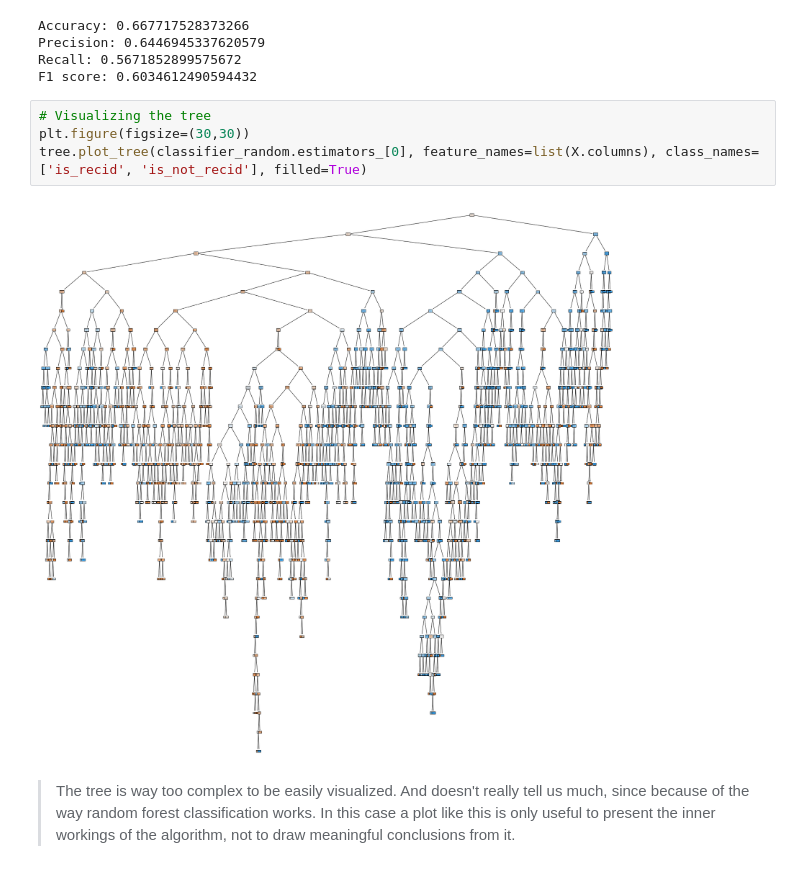
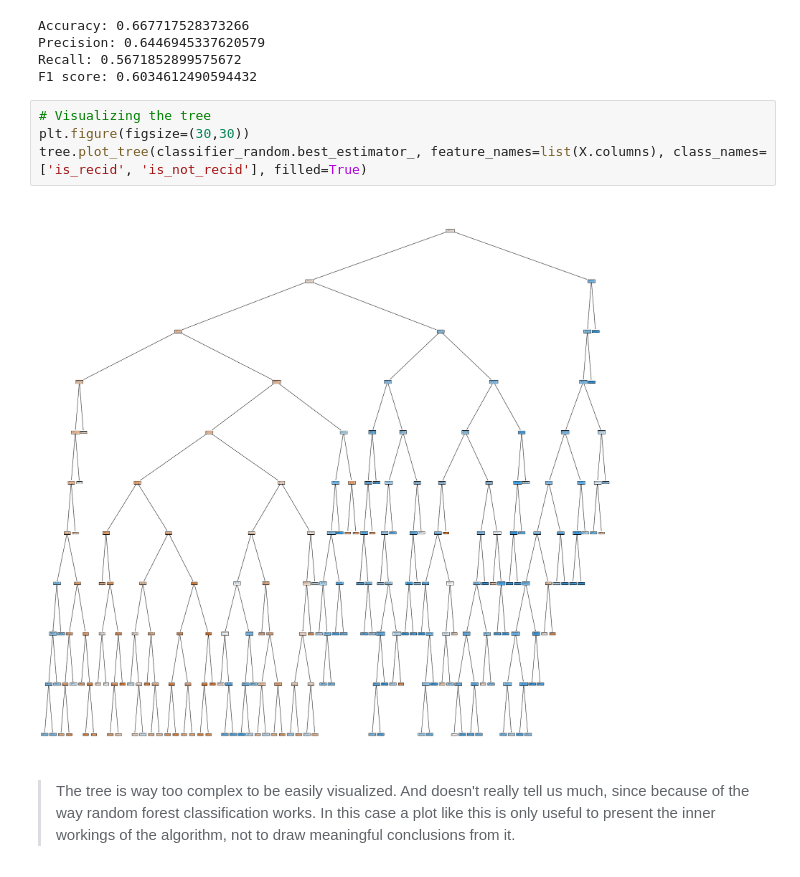
Before and after one commit to xelahalo/socialdata2022, a Jupyter notebook: Assignment2.ipynb, the cells around one changed output. Cells and saved outputs as stored; diff of their text form.

```diff
--- a/Assignment2.ipynb
+++ b/Assignment2.ipynb
@@ -183,9 +201,9 @@ F1 score: 0.6034612490594432
 # %%
 # Visualizing the tree
 plt.figure(figsize=(30,30))
-tree.plot_tree(classifier_random.estimators_[0], feature_names=list(X.columns), class_names=['is_recid', 'is_not_recid'], filled=True)
+tree.plot_tree(classifier_random.best_estimator_, feature_names=list(X.columns), class_names=['is_recid', 'is_not_recid'], filled=True)
 # %% [output]
-[figure, old version]
+[figure, new version]
 # %% [markdown]
 > The tree is way too complex to be easily visualized. And doesn't really tell us much, since because of the way random forest classification works. In this case a plot like this is only useful to present the inner workings of the algorithm, not to draw meaningful conclusions from it.
 # %% [markdown]
```
Also changed, not shown: parts of 15 cells of this notebook, 9 other files.
